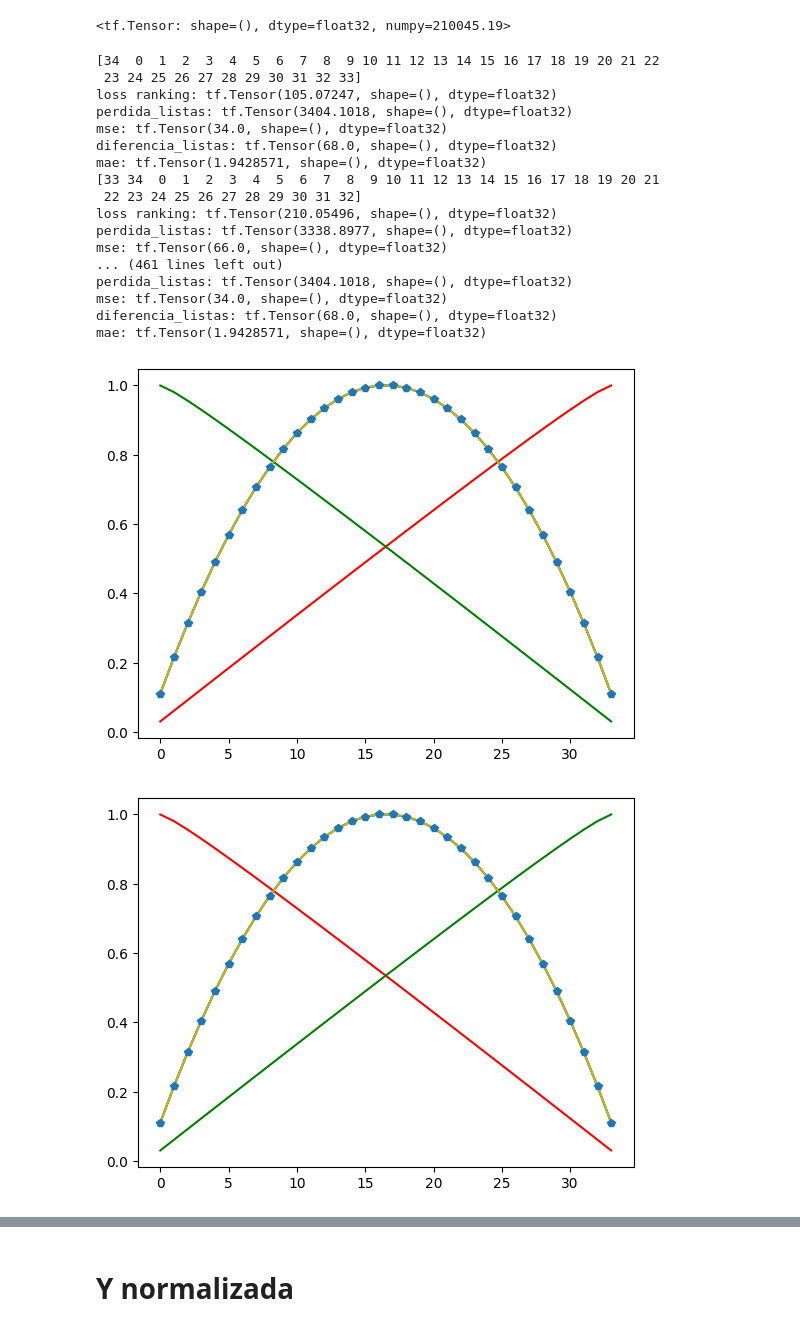
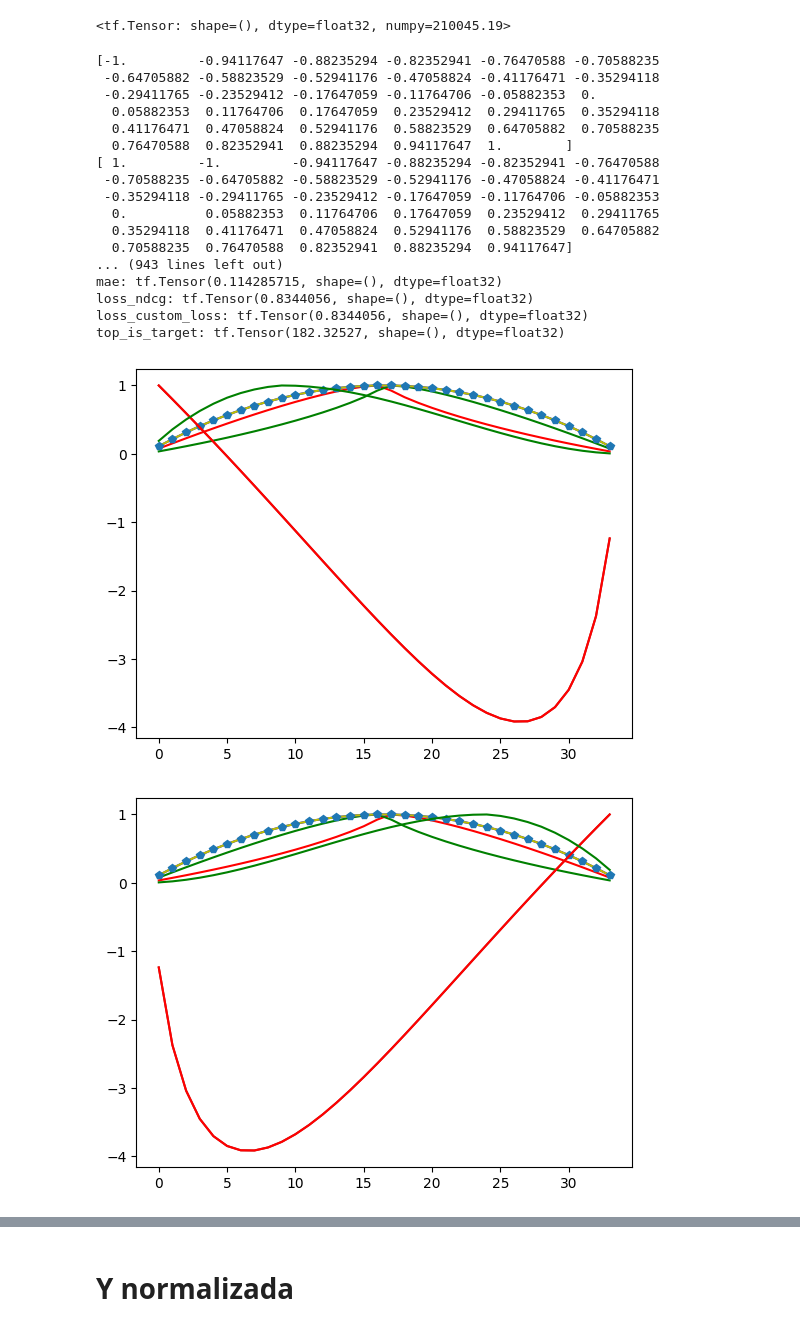
Before and after one commit to tintenderete/TFM, a Jupyter notebook: C_funcion_perdida_1.ipynb, the cells around one changed output, grey strips where cells are left out. Saved outputs shown, nothing was run; the diff lists cells and outputs as text; code cells hidden in the pictures.

```diff
--- a/C_funcion_perdida_1.ipynb
+++ b/C_funcion_perdida_1.ipynb
@@ -258,11 +293,16 @@ import matplotlib.pyplot as plt
 
 ranking = np.arange(35)
 
+ranking = 2*(ranking - min(ranking)) / (max(ranking) - min(ranking)) - 1
+print(ranking)
 loss_loss_ranking = []
 loss_perdida_listas = []
 loss_mse = []
 loss_diferencia_listas = []
 loss_mae = []
+loss_ndcg = []
+loss_custom_loss = []
+loss_top_is_target = []
 
 for i in range(len(ranking)-1) :
   #pred_ranking = np.roll(ranking, -i-1)
@@ -283,13 +323,24 @@ for i in range(len(ranking)-1) :
   loss = mae(ranking, pred_ranking )
   loss_mae.append(loss)
   print("mae: " + str(loss))
+  loss = ndcg(ranking, pred_ranking )
+  loss_ndcg.append(loss)
+  print("loss_ndcg: " + str(loss))
+  loss = ndcg(ranking, pred_ranking )
+  loss_custom_loss.append(loss)
+  print("loss_custom_loss: " + str(loss))
+  loss = top_is_target(ranking, pred_ranking )
+  loss_top_is_target.append(loss)
+  print("top_is_target: " + str(loss))
 
 loss_loss_ranking = np.array(loss_loss_ranking)
 loss_perdida_listas = np.array(loss_perdida_listas)
 loss_mse = np.array(loss_mse)
 loss_diferencia_listas = np.array(loss_diferencia_listas)
 loss_mae = np.array(loss_mae)
-
+loss_ndcg = np.array(loss_ndcg)
+loss_custom_loss = np.array(loss_custom_loss)
+loss_top_is_target = np.array(loss_top_is_target)
 
 plt.figure()
 plt.plot(loss_loss_ranking / loss_loss_ranking.max(), 'r');
@@ -297,7 +348,9 @@ plt.plot(loss_perdida_listas / loss_perdida_listas.max(), 'g');
 plt.plot(loss_mse / loss_mse.max(), 'b');
 plt.plot(loss_diferencia_listas / loss_diferencia_listas.max(), 'y');
 plt.plot(loss_mae / loss_mae.max(), 'p');
-
+plt.plot(loss_ndcg / loss_ndcg.max(), 'brown');
+plt.plot(loss_custom_loss / loss_custom_loss.max(), 'r');
+plt.plot(loss_top_is_target / loss_top_is_target.max(), 'g');
 print("---------------------")
 
 loss_loss_ranking = []
@@ -305,6 +358,9 @@ loss_perdida_listas = []
 loss_mse = []
 loss_diferencia_listas = []
 loss_mae = []
+loss_ndcg = []
+loss_custom_loss = []
+loss_top_is_target = []
 
 for i in range(len(ranking)-1):
   pred_ranking = np.roll(ranking, -i-1)
@@ -312,50 +368,65 @@ for i in range(len(ranking)-1):
   print(pred_ranking)
   loss = loss_ranking(ranking, pred_ranking )
   loss_loss_ranking.append(loss)
   print("loss ranking: " + str(loss))
   loss = perdida_listas(ranking, pred_ranking )
   loss_perdida_listas.append(loss)
   print("perdida_listas: " + str(loss))
   loss = mse(ranking, pred_ranking )
   loss_mse.append(loss)
   print("mse: " + str(loss))
   loss = diferencia_listas(ranking, pred_ranking )
   loss_diferencia_listas.append(loss)
   print("diferencia_listas: " + str(loss))
   loss = mae(ranking, pred_ranking )
   loss_mae.append(loss)
   print("mae: " + str(loss))
+  loss = ndcg(ranking, pred_ranking )
+  loss_ndcg.append(loss)
+  print("loss_ndcg: " + str(loss))
+  loss = ndcg(ranking, pred_ranking )
+  loss_custom_loss.append(loss)
+  print("loss_custom_loss: " + str(loss))
+  loss = top_is_target(ranking, pred_ranking )
+  loss_top_is_target.append(loss)
+  print("top_is_target: " + str(loss))
 
 plt.figure()
 loss_loss_ranking = np.array(loss_loss_ranking)
 loss_perdida_listas = np.array(loss_perdida_listas)
 loss_mse = np.array(loss_mse)
 loss_diferencia_listas = np.array(loss_diferencia_listas)
 loss_mae = np.array(loss_mae)
+loss_ndcg = np.array(loss_ndcg)
+loss_custom_loss = np.array(loss_custom_loss)
+loss_top_is_target = np.array(loss_top_is_target)
 
 plt.plot(loss_loss_ranking / loss_loss_ranking.max(), 'r');
 plt.plot(loss_perdida_listas / loss_perdida_listas.max(), 'g');
 plt.plot(loss_mse / loss_mse.max(), 'b');
 plt.plot(loss_diferencia_listas / loss_diferencia_listas.max(), 'y');
 plt.plot(loss_mae / loss_mae.max(), 'p');
+plt.plot(loss_ndcg / loss_ndcg.max(), 'brown');
+plt.plot(loss_custom_loss / loss_custom_loss.max(), 'r');
+plt.plot(loss_top_is_target / loss_top_is_target.max(), 'g');
 # %% [output]
-[34  0  1  2  3  4  5  6  7  8  9 10 11 12 13 14 15 16 17 18 19 20 21 22
- 23 24 25 26 27 28 29 30 31 32 33]
-loss ranking: tf.Tensor(105.07247, shape=(), dtype=float32)
-perdida_listas: tf.Tensor(3404.1018, shape=(), dtype=float32)
-mse: tf.Tensor(34.0, shape=(), dtype=float32)
-diferencia_listas: tf.Tensor(68.0, shape=(), dtype=float32)
-mae: tf.Tensor(1.9428571, shape=(), dtype=float32)
-[33 34  0  1  2  3  4  5  6  7  8  9 10 11 12 13 14 15 16 17 18 19 20 21
- 22 23 24 25 26 27 28 29 30 31 32]
-loss ranking: tf.Tensor(210.05496, shape=(), dtype=float32)
-perdida_listas: tf.Tensor(3338.8977, shape=(), dtype=float32)
-mse: tf.Tensor(66.0, shape=(), dtype=float32)
-... (461 lines left out)
-perdida_listas: tf.Tensor(3404.1018, shape=(), dtype=float32)
-mse: tf.Tensor(34.0, shape=(), dtype=float32)
-diferencia_listas: tf.Tensor(68.0, shape=(), dtype=float32)
-mae: tf.Tensor(1.9428571, shape=(), dtype=float32)
+[-1.         -0.94117647 -0.88235294 -0.82352941 -0.76470588 -0.70588235
+ -0.64705882 -0.58823529 -0.52941176 -0.47058824 -0.41176471 -0.35294118
+ -0.29411765 -0.23529412 -0.17647059 -0.11764706 -0.05882353  0.
+  0.05882353  0.11764706  0.17647059  0.23529412  0.29411765  0.35294118
+  0.41176471  0.47058824  0.52941176  0.58823529  0.64705882  0.70588235
+  0.76470588  0.82352941  0.88235294  0.94117647  1.        ]
+[ 1.         -1.         -0.94117647 -0.88235294 -0.82352941 -0.76470588
+ -0.70588235 -0.64705882 -0.58823529 -0.52941176 -0.47058824 -0.41176471
+ -0.35294118 -0.29411765 -0.23529412 -0.17647059 -0.11764706 -0.05882353
+  0.          0.05882353  0.11764706  0.17647059  0.23529412  0.29411765
+  0.35294118  0.41176471  0.47058824  0.52941176  0.58823529  0.64705882
+  0.70588235  0.76470588  0.82352941  0.88235294  0.94117647]
+... (943 lines left out)
+mae: tf.Tensor(0.114285715, shape=(), dtype=float32)
+loss_ndcg: tf.Tensor(0.8344056, shape=(), dtype=float32)
+loss_custom_loss: tf.Tensor(0.8344056, shape=(), dtype=float32)
+top_is_target: tf.Tensor(182.32527, shape=(), dtype=float32)
-[figure, old version]
+[figure, new version]
-[figure, old version]
+[figure, new version]
 # %%
```
Also changed, not shown: parts of 51 cells of this notebook.
